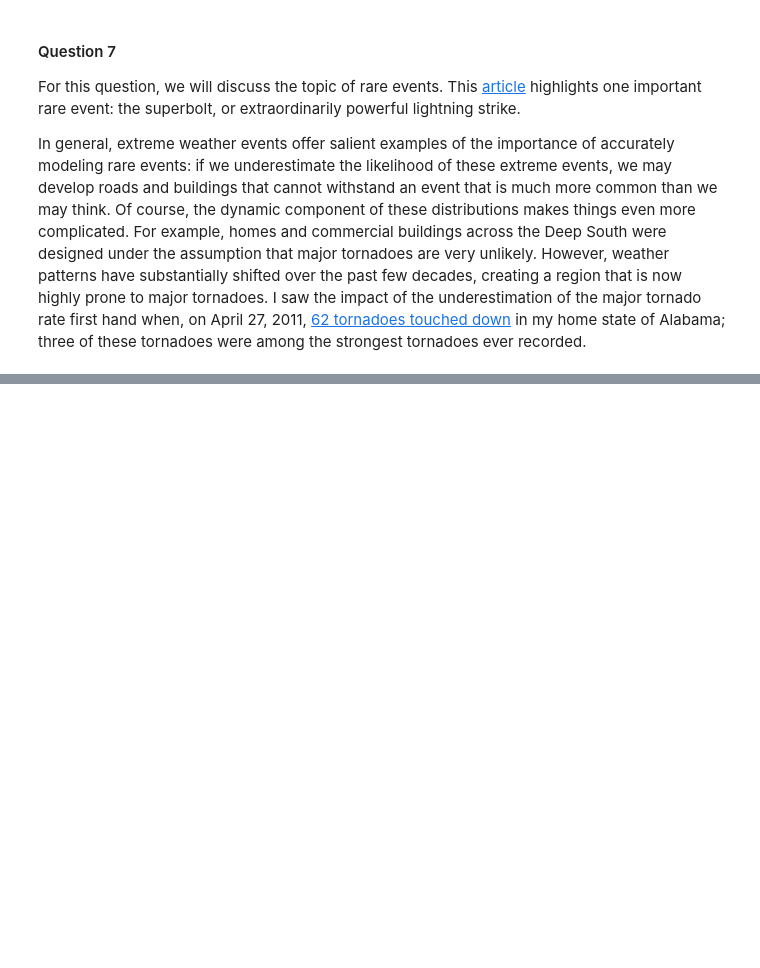
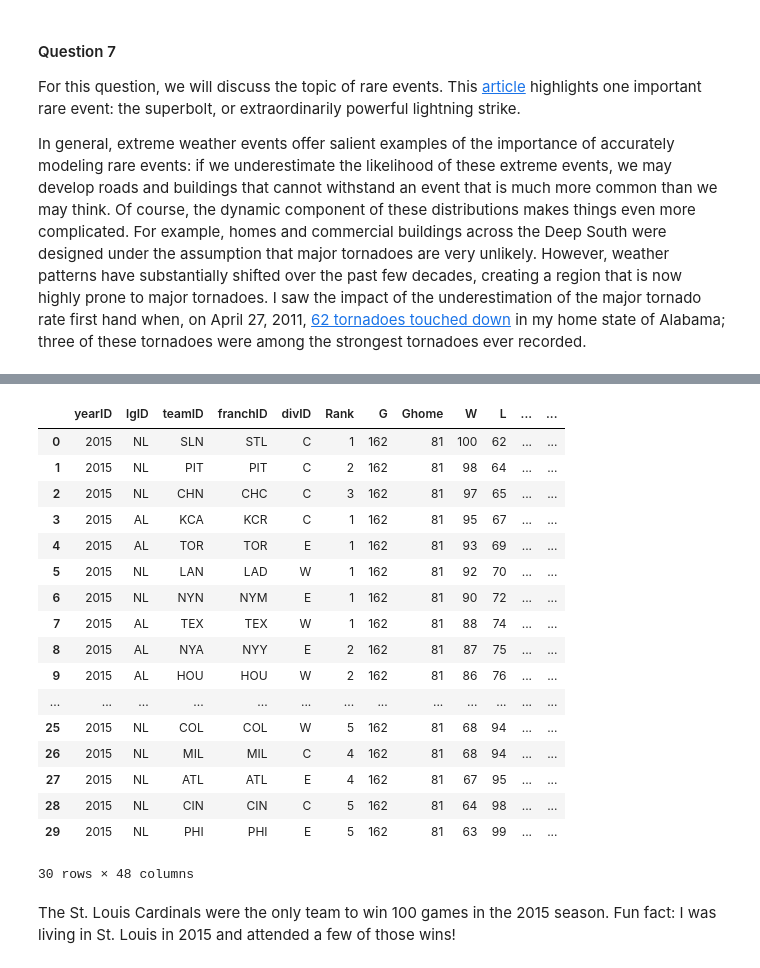
Before and after one commit to jccrews256/ST-554-HW-5, a Jupyter notebook: Homework_5.ipynb, the cells around one changed output, grey strips where cells are left out. Drawn from its saved outputs; the diff is of its cells as text; code cells hidden in the pictures; blank space fills up the shorter version.

```diff
--- a/Homework_5.ipynb
+++ b/Homework_5.ipynb
@@ -168,0 +184,19 @@ In general, extreme weather events offer salient examples of the importance of a
+# %%
+# Bringing in the sqlite3 module
+import sqlite3
+# Make connection to database file; I stored the file "locally" in the colab
+# environment
+con = sqlite3.connect("lahman_1871-2022.sqlite")
+
+# Constructing SQL query to access tables in schema
+get_schema = """
+    SELECT *
+    FROM sqlite_schema
+    WHERE type = "table";
+    """
+
+# Obtaining tables from schema
+baseball_tables = pd.read_sql(get_schema, con)
+
+# Printing tables
+baseball_tables
@@ -168,0 +227,32 @@ In general, extreme weather events offer salient examples of the importance of a
+# %%
+# Constructing SQL query to access teams for the 2015 season
+get_teams = """
+    SELECT *
+    FROM Teams
+    WHERE yearID = 2015
+    ORDER BY W DESC;
+    """
+
+# Returning the teams
+pd.read_sql(get_teams, con)
+# %% [output]
+|  | yearID | lgID | teamID | franchID | divID | Rank | G | Ghome | W | L | ... | ... |
+| 0 | 2015 | NL | SLN | STL | C | 1 | 162 | 81 | 100 | 62 | ... | ... |
+| 1 | 2015 | NL | PIT | PIT | C | 2 | 162 | 81 | 98 | 64 | ... | ... |
+| 2 | 2015 | NL | CHN | CHC | C | 3 | 162 | 81 | 97 | 65 | ... | ... |
+| 3 | 2015 | AL | KCA | KCR | C | 1 | 162 | 81 | 95 | 67 | ... | ... |
+| 4 | 2015 | AL | TOR | TOR | E | 1 | 162 | 81 | 93 | 69 | ... | ... |
+| 5 | 2015 | NL | LAN | LAD | W | 1 | 162 | 81 | 92 | 70 | ... | ... |
+| 6 | 2015 | NL | NYN | NYM | E | 1 | 162 | 81 | 90 | 72 | ... | ... |
+| 7 | 2015 | AL | TEX | TEX | W | 1 | 162 | 81 | 88 | 74 | ... | ... |
+| 8 | 2015 | AL | NYA | NYY | E | 2 | 162 | 81 | 87 | 75 | ... | ... |
+| 9 | 2015 | AL | HOU | HOU | W | 2 | 162 | 81 | 86 | 76 | ... | ... |
+| ... | ... | ... | ... | ... | ... | ... | ... | ... | ... | ... | ... | ... |
+| 25 | 2015 | NL | COL | COL | W | 5 | 162 | 81 | 68 | 94 | ... | ... |
+| 26 | 2015 | NL | MIL | MIL | C | 4 | 162 | 81 | 68 | 94 | ... | ... |
+| 27 | 2015 | NL | ATL | ATL | E | 4 | 162 | 81 | 67 | 95 | ... | ... |
+| 28 | 2015 | NL | CIN | CIN | C | 5 | 162 | 81 | 64 | 98 | ... | ... |
+| 29 | 2015 | NL | PHI | PHI | E | 5 | 162 | 81 | 63 | 99 | ... | ... |
+30 rows × 48 columns
+# %% [markdown]
+The St. Louis Cardinals were the only team to win 100 games in the 2015 season. Fun fact: I was living in St. Louis in 2015 and attended a few of those wins!
```
Also changed, not shown: parts of 37 cells of this notebook.
